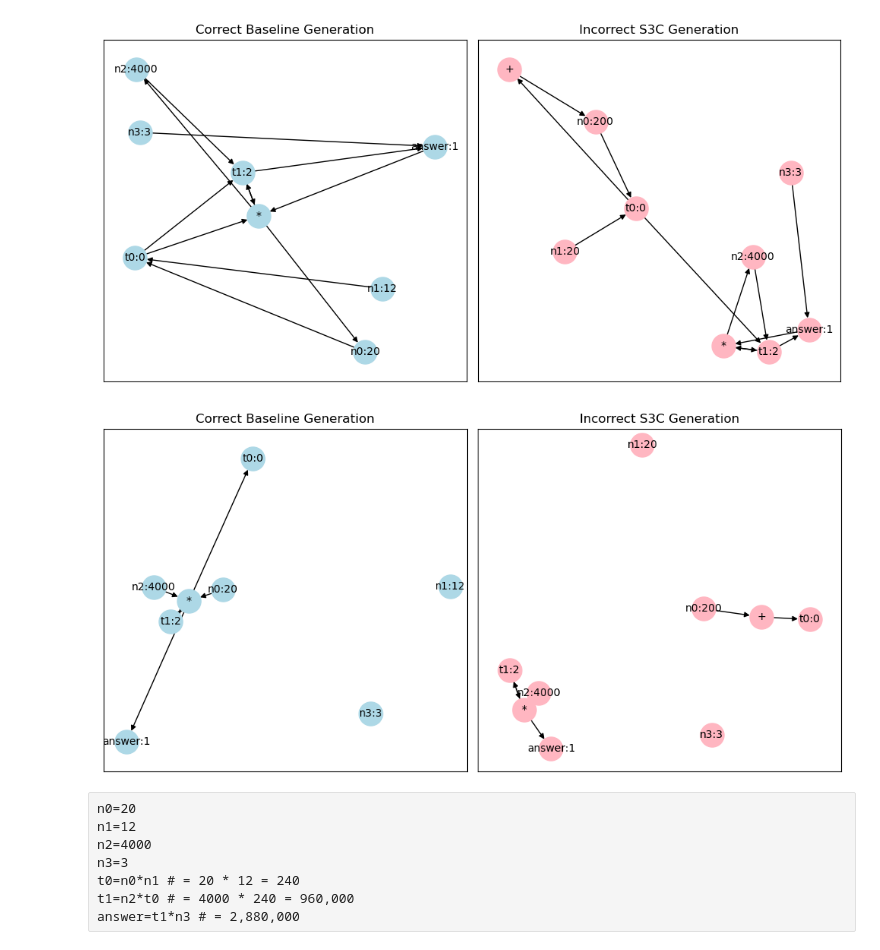
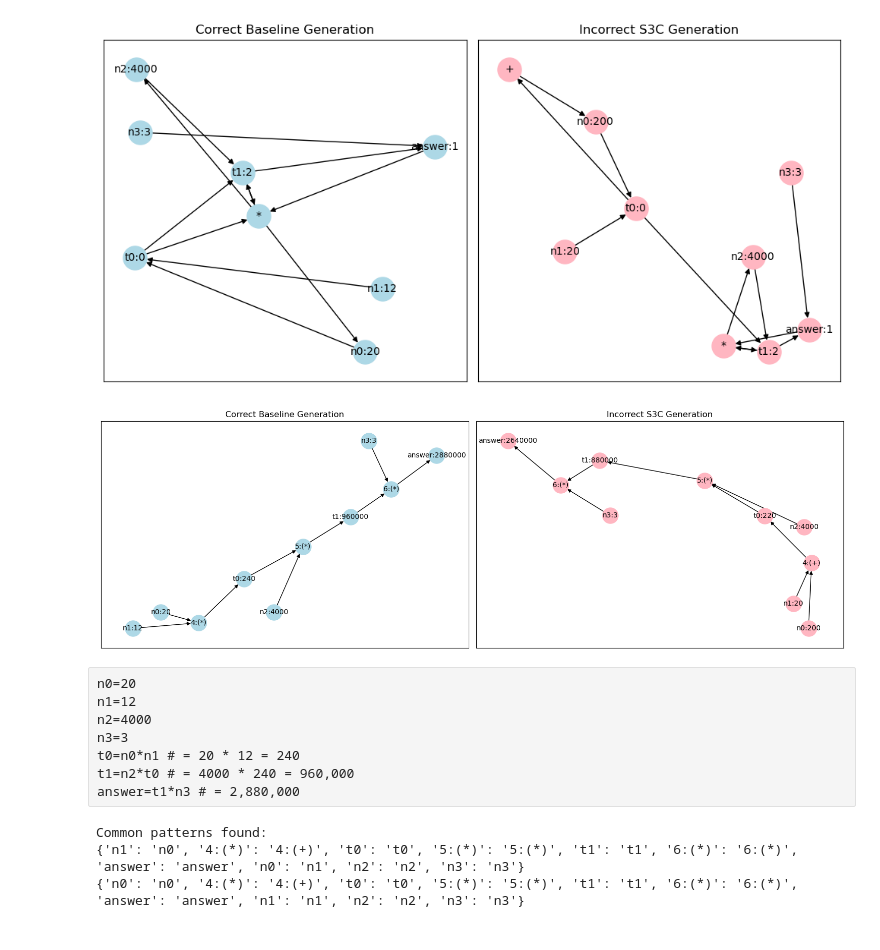
Before and after one commit to AK-Reid/tte, a Jupyter notebook: gsm-basline-s3c-comparison.ipynb, the cells around one changed output. Drawn from its saved outputs; the diff is of its cells as text; code cells hidden in the pictures.

```diff
--- a/gsm-basline-s3c-comparison.ipynb
+++ b/gsm-basline-s3c-comparison.ipynb
@@ -633,40 +633,40 @@ def parse_string_to_graph(string):
     values = {}
 
     lines = string.strip().split("\n")
-    for line in lines:
+    for idx, line in enumerate(lines):
         line = line.strip()
         match = re.match(r"([a-zA-Z0-9]+)=(.+)", line)
         if match:
             var = match.group(1)
             expr = match.group(2)
 
-            # Get value of variable
-            value = re.findall(r"([0-9]+)", expr)
-            if value:
-                values[var] = int(value[0])
-
             # Find dependencies and operators using regex
             dependencies = re.findall(r"([a-zA-Z][a-zA-Z0-9]*)", expr)
             operators = re.findall(r"([\*+/-])", expr)
 
-            for i, dep in enumerate(dependencies):
-                if i < len(operators):
-                    op_node = f"{operators[i]}"
-                    graph.add_node(op_node, label=operators[i])
-                    graph.add_edge(dep, op_node)
-                    graph.add_edge(op_node, var)
+            for i, op in enumerate(operators):
+                op_node = f"{idx}:({op})"
+                # add edges for operands and operations
+                graph.add_edge(dependencies[i], op_node)
+                graph.add_edge(dependencies[i+1], op_node)
+                graph.add_edge(op_node, var)
 
-            # Calculate values of t0, t1, and answer
-            if not value:
-                dep_values = [values[d] for d in dependencies]
-                if "*" in expr:
-                    values[var] = dep_values[0] * dep_values[1]
-                elif "+" in expr:
-                    values[var] = dep_values[0] + dep_values[1]
-                # Add more conditions if there are other operations in the expressions
+                # calculate the value
+                if op == '*':
+                    values[var] = values[dependencies[i]] * values[dependencies[i+1]]
+                elif op == '+':
+                    values[var] = values[dependencies[i]] + values[dependencies[i+1]]
+                elif op == '-':
+                    values[var] = values[dependencies[i]] - values[dependencies[i+1]]
+                elif op == '/':
+                    values[var] = values[dependencies[i]] / values[dependencies[i+1]]
 
-            # Add variable node with value
-            graph.add_node(var, value=values[var])
+            # If no operator is found, then it's a direct assignment
+            if not operators:
+                values[var] = int(expr)
+                graph.add_node(var, value=values[var])
+            else:
+                graph.add_node(var, value=values[var])
 
     return graph
 
@@ -685,35 +685,35 @@ incorrect_string = """
 n0=200
 n1=20
 n2=4000
 n3=3
 t0=n0+n1
 t1=n2*t0
 answer=t1*n3
 """
 
 # Create the graph for the input string
 baseline_graph = parse_string_to_graph(correct_string)
 s3c_graph = parse_string_to_graph(incorrect_string)
 
 # Create label mapping
 baseline_labels = {node: f"{node}:{data['value']}" if 'value' in data else node for node, data in baseline_graph.nodes(data=True)}
 s3c_labels = {node: f"{node}:{data['value']}" if 'value' in data else node for node, data in s3c_graph.nodes(data=True)}
 
 # Draw the graphs
-plt.figure(figsize=(10, 5))
+plt.figure(figsize=(15, 5))
 
 plt.subplot(1, 2, 1)
 plt.title("Correct Baseline Generation")
 nx.draw_networkx(baseline_graph, labels=baseline_labels, with_labels=True, node_color="lightblue", node_size=500, font_size=10)
 
 plt.subplot(1, 2, 2)
 plt.title("Incorrect S3C Generation")
 nx.draw_networkx(s3c_graph, labels=s3c_labels, with_labels=True, node_color="lightpink", node_size=500, font_size=10)
 
 plt.tight_layout()
 plt.show()
 # %% [output]
-[figure, old version]
+[figure, new version]
 # %% [raw]
 n0=20
 n1=12
@@ -722,3 +722,20 @@ n3=3
 t0=n0*n1 # = 20 * 12 = 240
 t1=n2*t0 # = 4000 * 240 = 960,000
 answer=t1*n3 # = 2,880,000
+# %%
+import networkx.algorithms.isomorphism as iso
+
+# Create a subgraph isomorphism matcher
+matcher = iso.DiGraphMatcher(baseline_graph, s3c_graph)
+
+# Find all subgraph isomorphisms (common patterns)
+subgraph_matches = list(matcher.subgraph_isomorphisms_iter())
+
+# Print common patterns
+print("Common patterns found:")
+for match in subgraph_matches:
+    print(match)
+# %% [output]
+Common patterns found:
+{'n1': 'n0', '4:(*)': '4:(+)', 't0': 't0', '5:(*)': '5:(*)', 't1': 't1', '6:(*)': '6:(*)', 'answer': 'answer', 'n0': 'n1', 'n2': 'n2', 'n3': 'n3'}
+{'n0': 'n0', '4:(*)': '4:(+)', 't0': 't0', '5:(*)': '5:(*)', 't1': 't1', '6:(*)': '6:(*)', 'answer': 'answer', 'n1': 'n1', 'n2': 'n2', 'n3': 'n3'}
```
Also changed, not shown: parts of 4 cells of this notebook.
